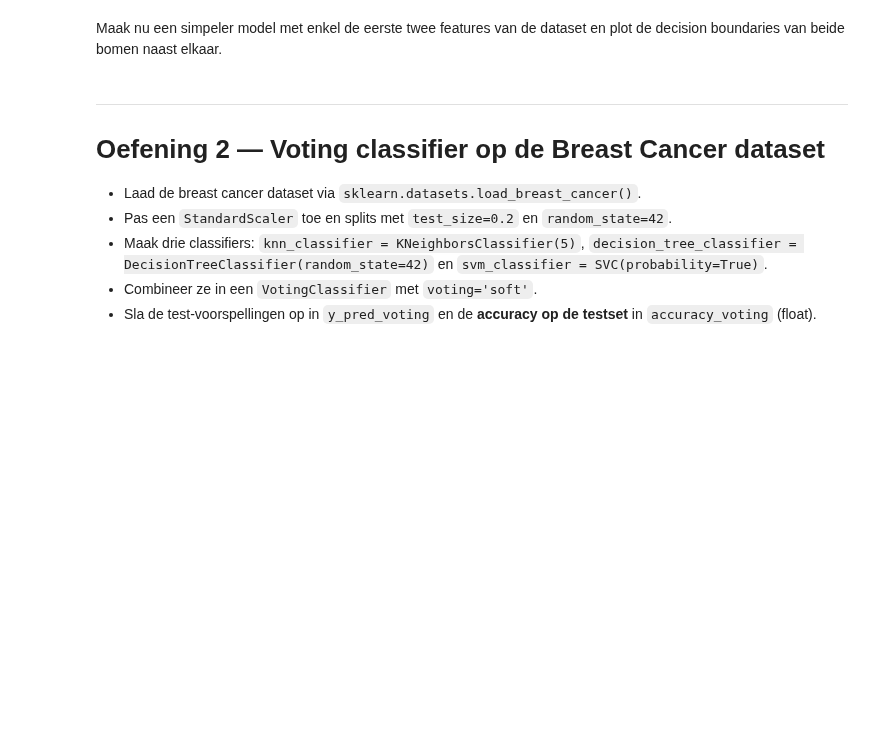
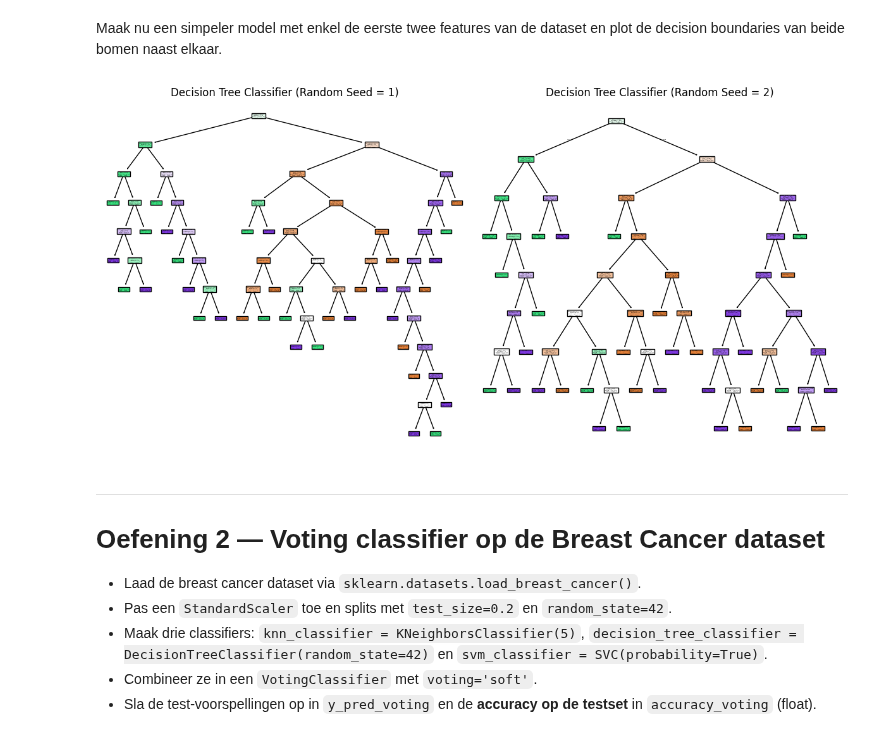
Before and after one commit to s169856/ML-Algo-student, a Jupyter notebook: exercises_with_checks/week03/decision_trees_oefening_checkpoint_opgave.ipynb, the cells around one changed output. Cells and saved outputs as stored; diff of their text form; code cells hidden in the pictures; blank space fills up the shorter version.

```diff
--- a/exercises_with_checks/week03/decision_trees_oefening_checkpoint_opgave.ipynb
+++ b/exercises_with_checks/week03/decision_trees_oefening_checkpoint_opgave.ipynb
@@ -64,10 +79,40 @@ plt.show()
 Maak nu een simpeler model met enkel de eerste twee features van de dataset en plot de decision boundaries van beide bomen naast elkaar.
 # %%
 # TODO: laad de wine dataset opnieuw maar houd enkel de eerste twee features (X = wine.data[:, :2])
+wine = load_wine()
+X = wine.data[:, :2]
+y = wine.target
+
 # TODO: maak opnieuw twee splits (test_size=0.2, random_state=42 en random_state=43)
+X_train1, X_test1, y_train1, y_test1 = train_test_split(X, y, test_size=0.2, random_state=42)
+X_train2, X_test2, y_train2, y_test2 = train_test_split(X, y, test_size=0.2, random_state=43)
+
 # TODO: train clf1 en clf2 op deze (kleinere) datasets
+clf1 = DecisionTreeClassifier(random_state=1)
+clf1.fit(X_train1, y_train1)
+
+clf2 = DecisionTreeClassifier(random_state=1)
+clf2.fit(X_train2, y_train2)
 # TODO: maak een meshgrid over de eerste twee features en plot de decision boundary van elke boom
 #       (hint: clf.predict op de punten van het meshgrid, daarna plt.contourf)
+
+# We maken een prentje om ze naast elkaar weer te geven
+plt.figure(figsize=(12, 6))
+
+# Links de eerste beslissingsboom
+plt.subplot(1, 2, 1)
+plot_tree(clf1, feature_names=wine.feature_names, class_names=wine.target_names, filled=True)
+plt.title("Decision Tree Classifier (Random Seed = 1)")
+
+# Rechts de tweede beslissingsboom
+plt.subplot(1, 2, 2)
+plot_tree(clf2, feature_names=wine.feature_names, class_names=wine.target_names, filled=True)
+plt.title("Decision Tree Classifier (Random Seed = 2)")
+
+plt.tight_layout()
+plt.show()
+# %% [output]
+[figure, added]
 # %% [markdown]
 ---
 # Oefening 2 — Voting classifier op de Breast Cancer dataset
```
Also changed, not shown: parts of 13 cells of this notebook.
